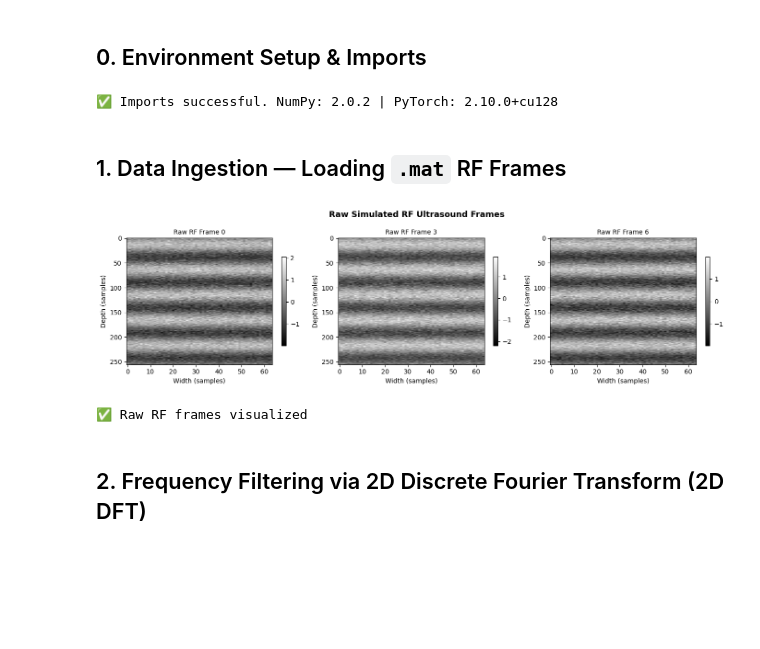
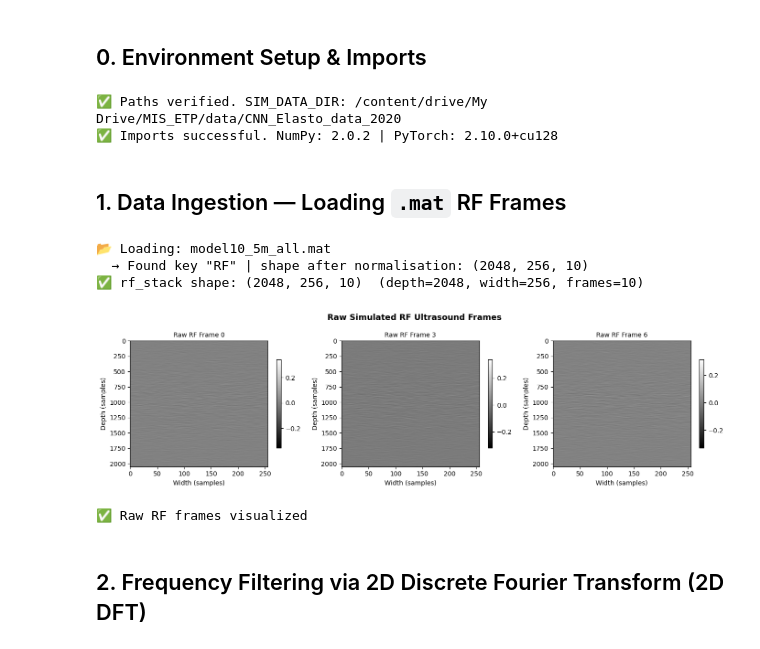
Before and after one commit to Amith-vignesh700/MIS_ETP, a Jupyter notebook: notebooks/01_data_preprocessing.ipynb, the cells around one changed output. Drawn from its saved outputs; the diff is of its cells as text; code cells hidden in the pictures; blank space fills up the shorter version.

```diff
--- a/notebooks/01_data_preprocessing.ipynb
+++ b/notebooks/01_data_preprocessing.ipynb
@@ -51,13 +78,13 @@ warnings.filterwarnings('ignore')
 np.random.seed(42)
 
 # ── Paths ─────────────────────────────────────────────────────────────────────
-DATA_ROOT = os.path.abspath(os.path.join(os.getcwd(), '..', 'data'))
-SIM_DATA_DIR   = os.path.join(DATA_ROOT, 'simulation')
-OUT_DIR        = os.path.join(DATA_ROOT, 'processed')
-os.makedirs(OUT_DIR, exist_ok=True)
+# Paths are set by the Google Drive paths cell at the top of this notebook.
+# SIM_DATA_DIR, PROCESSED_DIR, OUT_DIR are already available.
+print('✅ Paths verified. SIM_DATA_DIR:', SIM_DATA_DIR)
 
 print('✅ Imports successful. NumPy:', np.__version__, '| PyTorch:', torch.__version__)
 # %% [output]
+✅ Paths verified. SIM_DATA_DIR: /content/drive/My Drive/MIS_ETP/data/CNN_Elasto_data_2020
 ✅ Imports successful. NumPy: 2.0.2 | PyTorch: 2.10.0+cu128
 # %% [markdown]
 ## 1. Data Ingestion — Loading `.mat` RF Frames
@@ -84,20 +161,53 @@ def extract_rf_frames(mat_data: dict) -> np.ndarray:
     raise KeyError(f'No RF key found. Available keys: {list(mat_data.keys())}')
+# %%
+# ── Load a sample .mat file to create rf_stack ───────────────────────────────
+def load_mat_file(fpath: str) -> dict:
+    """
+    Load a MATLAB .mat file (v5 or v7.3/HDF5).
+    Returns a dict-like object with the data keys.
+    """
+    try:
+        return sio.loadmat(fpath)          # MATLAB v5
+    except NotImplementedError:
+        return h5py.File(fpath, 'r')       # MATLAB v7.3 / HDF5
+
+# Load first simulation file as the working sample
+sample_file = mat_files[0]
+print(f'📂 Loading: {os.path.basename(sample_file)}')
+
+mat_data = load_mat_file(sample_file)
+rf_stack = extract_rf_frames(mat_data)
+
+print(f'✅ rf_stack shape: {rf_stack.shape}  '
+      f'(depth={rf_stack.shape[0]}, width={rf_stack.shape[1]}, frames={rf_stack.shape[2]})')
+# %% [output]
+📂 Loading: model10_5m_all.mat
+  → Found key "RF" | shape after normalisation: (2048, 256, 10)
+✅ rf_stack shape: (2048, 256, 10)  (depth=2048, width=256, frames=10)
 # %%
 # ── Visualize raw A-lines ────────────────────────────────────────────────────
 fig, axes = plt.subplots(1, 3, figsize=(14, 4))
 for i, ax in enumerate(axes):
-    frame_idx = min(i * (rf_stack.shape[2] // 3), rf_stack.shape[2] - 1)
-    im = ax.imshow(rf_stack[:, :, frame_idx], cmap='gray', aspect='auto')
+    frame_idx = min(i * max(rf_stack.shape[2] // 3, 1), rf_stack.shape[2] - 1)
+    frame = rf_stack[:, :, frame_idx]
+
+    # Safety: ensure 2-D before passing to imshow
+    if frame.ndim > 2:
+        frame = np.real(frame).squeeze()
+    if frame.ndim > 2:                     # still >2D → flatten last dims
+        frame = frame.reshape(frame.shape[0], -1)
+
+    im = ax.imshow(frame, cmap='gray', aspect='auto')
     ax.set_title(f'Raw RF Frame {frame_idx}', fontsize=10)
     ax.set_xlabel('Width (samples)'); ax.set_ylabel('Depth (samples)')
     plt.colorbar(im, ax=ax, shrink=0.7)
 plt.suptitle('Raw Simulated RF Ultrasound Frames', fontsize=13, fontweight='bold')
 plt.tight_layout()
 plt.savefig(os.path.join(OUT_DIR, 'fig_01_raw_rf.png'), dpi=150)
 plt.show()
 print('✅ Raw RF frames visualized')
 # %% [output]
-[figure, old version]
+[figure, new version]
 ✅ Raw RF frames visualized
 # %% [markdown]
 ## 2. Frequency Filtering via 2D Discrete Fourier Transform (2D DFT)
```
Also changed, not shown: parts of 10 cells of this notebook, 4 other files.
